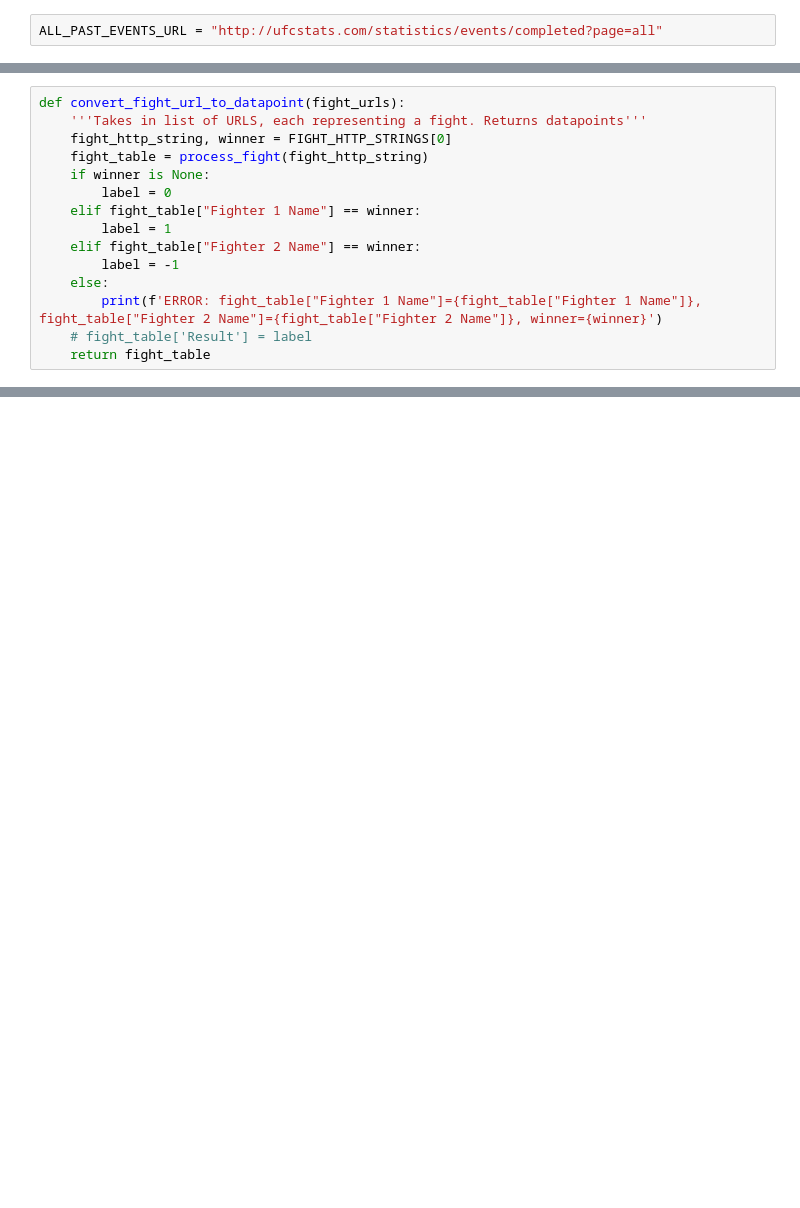
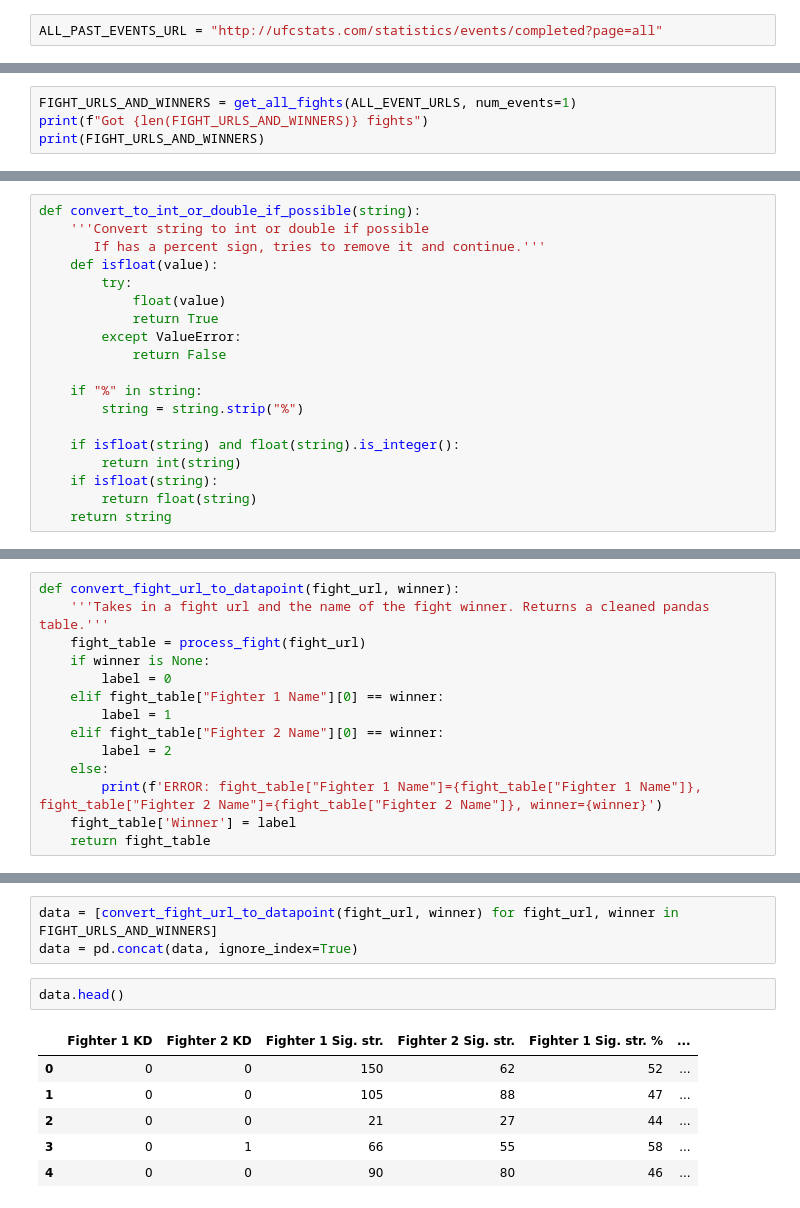
Before and after one commit to tylerlum/ufc_automated_scoring_system, a Jupyter notebook: UFC_Automated_Scoring_System.ipynb, the cells around one changed output, grey strips where cells are left out. Cells and saved outputs as stored; diff of their text form; blank space fills up the shorter version.

```diff
--- a/UFC_Automated_Scoring_System.ipynb
+++ b/UFC_Automated_Scoring_System.ipynb
@@ -127,0 +176,4 @@ def get_all_fights(all_event_http_strings, num_events=10):
+# %%
+FIGHT_URLS_AND_WINNERS = get_all_fights(ALL_EVENT_URLS, num_events=1)
+print(f"Got {len(FIGHT_URLS_AND_WINNERS)} fights")
+print(FIGHT_URLS_AND_WINNERS)
@@ -128,3 +220,22 @@ def get_all_fights(all_event_http_strings, num_events=10):
+# %%
+def convert_to_int_or_double_if_possible(string):
+    '''Convert string to int or double if possible
+       If has a percent sign, tries to remove it and continue.'''
+    def isfloat(value):
+        try:
+            float(value)
+            return True
+        except ValueError:
+            return False
+
+    if "%" in string:
+        string = string.strip("%")
+
+    if isfloat(string) and float(string).is_integer():
+        return int(string)
+    if isfloat(string):
+        return float(string)
+    return string
 # %%
 def process_fight(fight_url):
     '''Takes in a URL to a fight. Returns a pandas dataframe representing the fight statistics'''
@@ -181,16 +295,15 @@ def process_fight(fight_url):
     return df
 # %%
-def convert_fight_url_to_datapoint(fight_urls):
-    '''Takes in list of URLS, each representing a fight. Returns datapoints'''
-    fight_http_string, winner = FIGHT_HTTP_STRINGS[0]
-    fight_table = process_fight(fight_http_string)
+def convert_fight_url_to_datapoint(fight_url, winner):
+    '''Takes in a fight url and the name of the fight winner. Returns a cleaned pandas table.'''
+    fight_table = process_fight(fight_url)
     if winner is None:
         label = 0
-    elif fight_table["Fighter 1 Name"] == winner:
+    elif fight_table["Fighter 1 Name"][0] == winner:
         label = 1
-    elif fight_table["Fighter 2 Name"] == winner:
-        label = -1
+    elif fight_table["Fighter 2 Name"][0] == winner:
+        label = 2
     else:
         print(f'ERROR: fight_table["Fighter 1 Name"]={fight_table["Fighter 1 Name"]}, fight_table["Fighter 2 Name"]={fight_table["Fighter 2 Name"]}, winner={winner}')
-    # fight_table['Result'] = label
+    fight_table['Winner'] = label
     return fight_table
@@ -225,0 +310,12 @@ See the caveats in the documentation: https://pandas.pydata.org/pandas-docs/stab
+# %%
+data = [convert_fight_url_to_datapoint(fight_url, winner) for fight_url, winner in FIGHT_URLS_AND_WINNERS]
+data = pd.concat(data, ignore_index=True)
+# %%
+data.head()
+# %% [output]
+|  | Fighter 1 KD | Fighter 2 KD | Fighter 1 Sig. str. | Fighter 2 Sig. str. | Fighter 1 Sig. str. % | ... |
+| 0 | 0 | 0 | 150 | 62 | 52 | ... |
+| 1 | 0 | 0 | 105 | 88 | 47 | ... |
+| 2 | 0 | 0 | 21 | 27 | 44 | ... |
+| 3 | 0 | 1 | 66 | 55 | 58 | ... |
+| 4 | 0 | 0 | 90 | 80 | 46 | ... |
```
Also changed, not shown: parts of 30 cells of this notebook.
